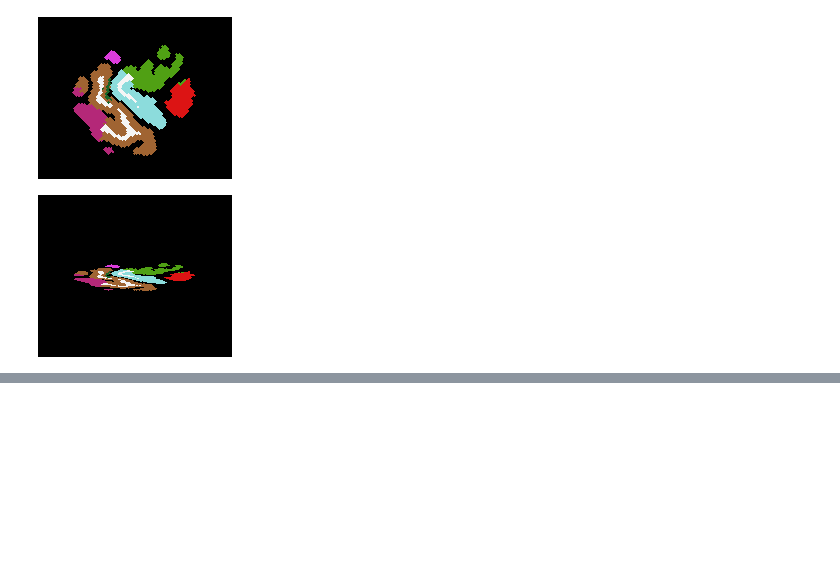
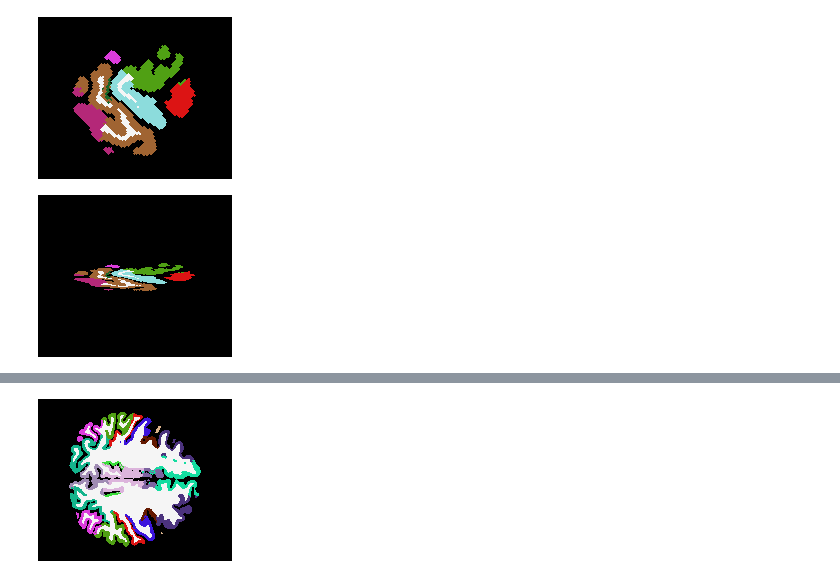
Before and after one commit to sabeenlohawala/brain_segmentation, a Jupyter notebook: notebooks/augmentation_scratch.ipynb, the cells around one changed output, grey strips where cells are left out. Cells and saved outputs as stored; diff of their text form; code cells hidden in the pictures; blank space fills up the shorter version.

```diff
--- a/notebooks/augmentation_scratch.ipynb
+++ b/notebooks/augmentation_scratch.ipynb
@@ -609,0 +639,4 @@ __create_plot(False,affine_transform(mask, final ,order=0),'',color_range=color_
+# %%
+__create_plot(False,np.uint8(mask),'',color_range=color_range)
+# %% [output]
+[figure, added]
```
Also changed, not shown: parts of 9 cells of this notebook, 7 other files.
